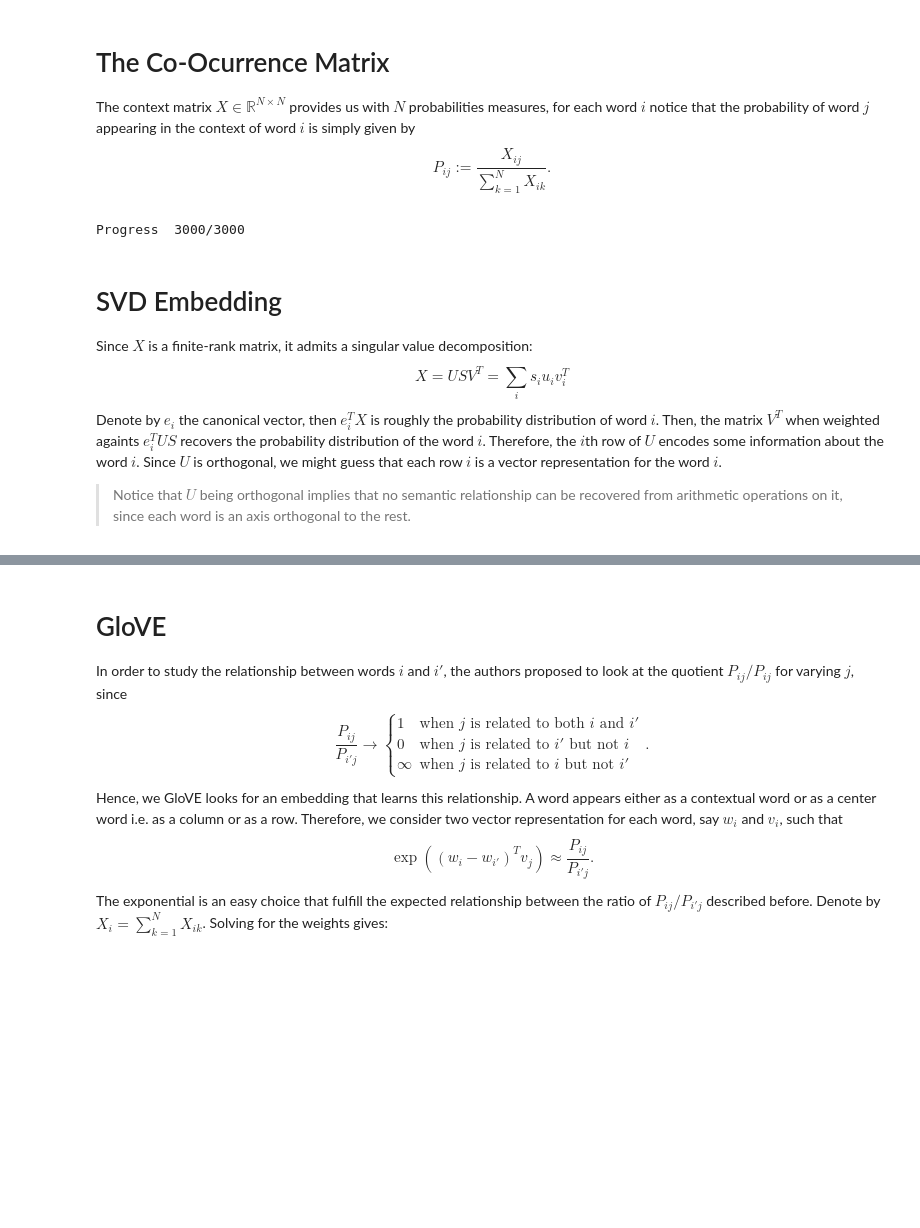
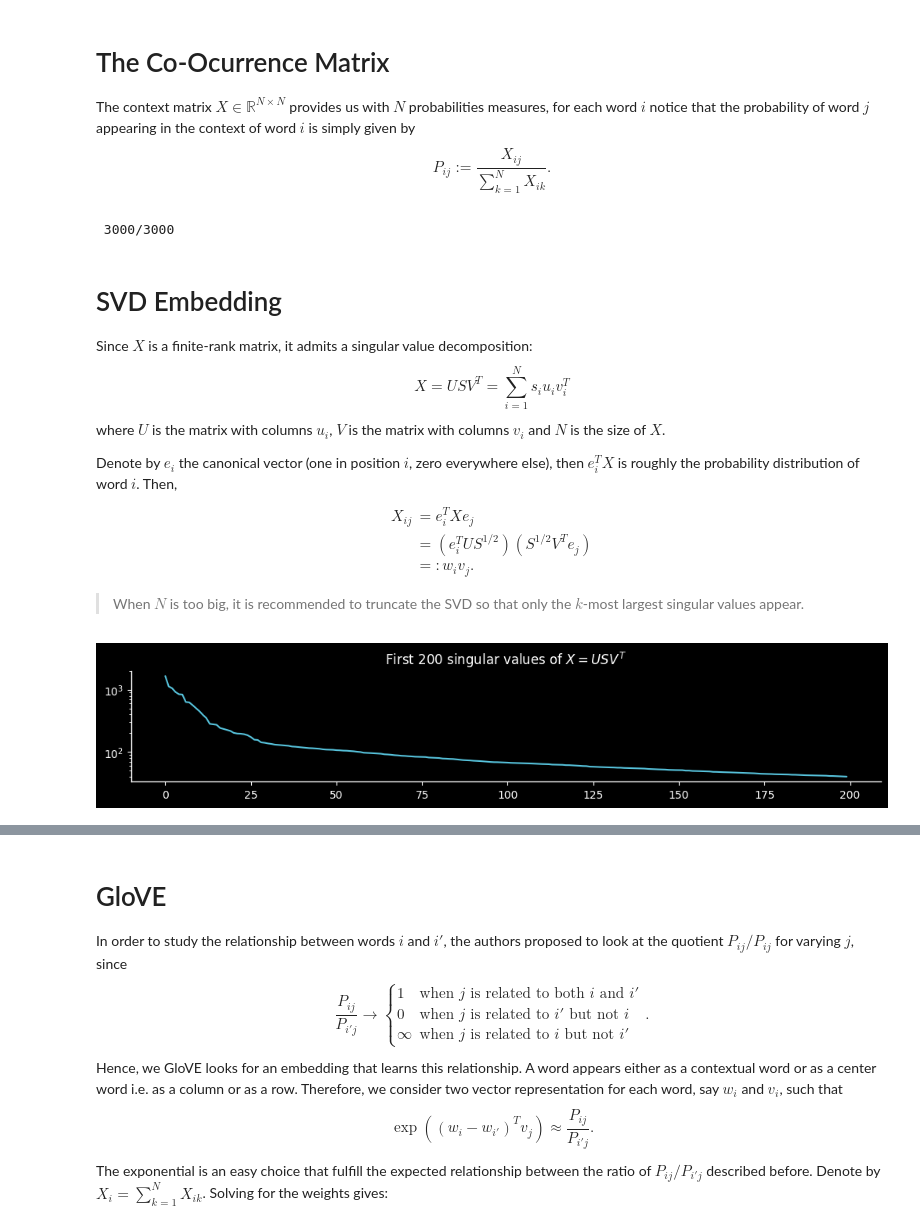
Before and after one commit to sebastian-sanchez-s/sebastian-sanchez-s.github.io, a Jupyter notebook: projects/WordEmbedding/WordEmbedding.ipynb, the cells around one changed output, grey strips where cells are left out. Saved outputs shown, nothing was run; the diff lists cells and outputs as text; code cells hidden in the pictures; blank space fills up the shorter version.

```diff
--- a/projects/WordEmbedding/WordEmbedding.ipynb
+++ b/projects/WordEmbedding/WordEmbedding.ipynb
@@ -118,7 +119,7 @@ import random
 words = random.sample(list(word_count_table.keys()), min(num_words, 3_000))
 
 
-#  Build contextual matrix X
+#  Build co-ocurrence matrix X
 num_words = len(words)
 X = np.zeros((num_words, num_words))
 
@@ -130,22 +131,30 @@ for a in range(num_words):
 
     locations = word_location_table[wa]
 
-    print(f'\rProgress {a+1:5d}/{num_words}', end='')
+    print(f'\r{a+1:5d}/{num_words}', end='')
 
     for (i, j) in locations:
         for b in range(num_words):
             if words[b] in data[i][j-context_size_left:j+context_size_right]:
                 X[a, b] += 1
 # %% [output]
-Progress  3000/3000
+ 3000/3000
 # %% [markdown]
 # SVD Embedding
 
 Since $X$ is a finite-rank matrix, it admits a singular value decomposition:
 $$
-    X = U S V^{T} = \sum_{i} s_i u_i v_i^T
+    X = U S V^{T} = \sum_{i=1}^{N} s_i u_i v_i^T
 $$
-Denote by $e_i$ the canonical vector, then $e_i^T X$ is roughly the probability distribution of word $i$. Then, the matrix $V^T$ when weighted againts $e_i^T U S$ recovers the probability distribution of the word $i$. Therefore, the $i$th row of $U$ encodes some information about the word $i$. Since $U$ is orthogonal, we might guess that each row $i$ is a vector representation for the word $i$.
+where $U$ is the matrix with columns $u_i$, $V$ is the matrix with columns $v_i$ and $N$ is the size of $X$.
 
-> Notice that $U$ being orthogonal implies that no semantic relationship can be recovered from arithmetic operations on it, since each word is an axis orthogonal to the rest.
+Denote by $e_i$ the canonical vector (one in position $i$, zero everywhere else), then $e_i^T X$ is roughly the probability distribution of word $i$. Then,
+\begin{aligned}
+    X_{ij}
+    &= e_i^T X e_j
+    \\&= (e_i^T U S^{1/2}) (S^{1/2} V^T e_j)
+    \\&=: w_i v_j.
+\end{aligned}
+
+> When $N$ is too big, it is recommended to truncate the SVD so that only the $k$-most largest singular values appear.
 # %%
@@ -153,2 +163,9 @@ a, b = 0, 50 # which batch of words we will be looking for
 # %%
 U, S, Vt = np.linalg.svd(X)
+# %%
+plt.figure(figsize=(10, 2))
+plt.title(fr'First {2*enc_dim} singular values of $X=U S V^T$')
+plt.semilogy(S[:2*enc_dim])
+plt.show()
+# %% [output]
+[figure, added]
```
Also changed, not shown: parts of 13 cells of this notebook, 2 other files.
